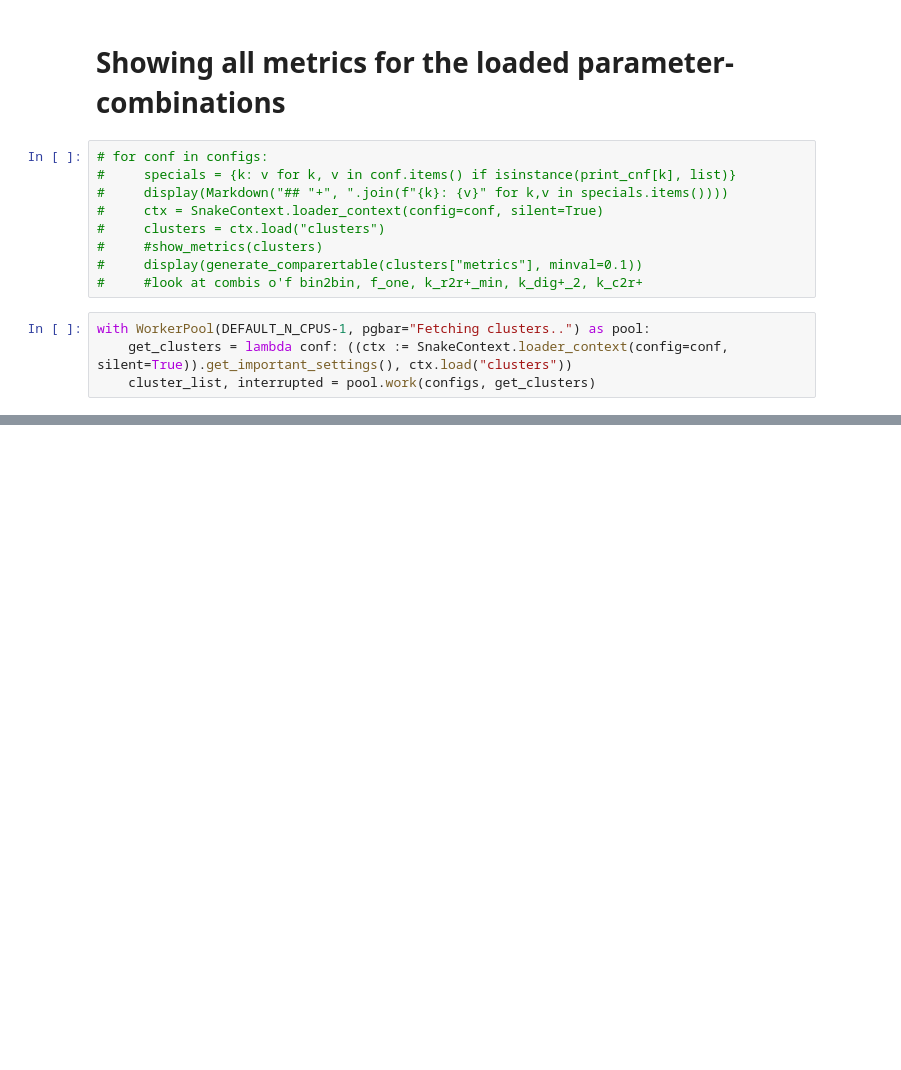
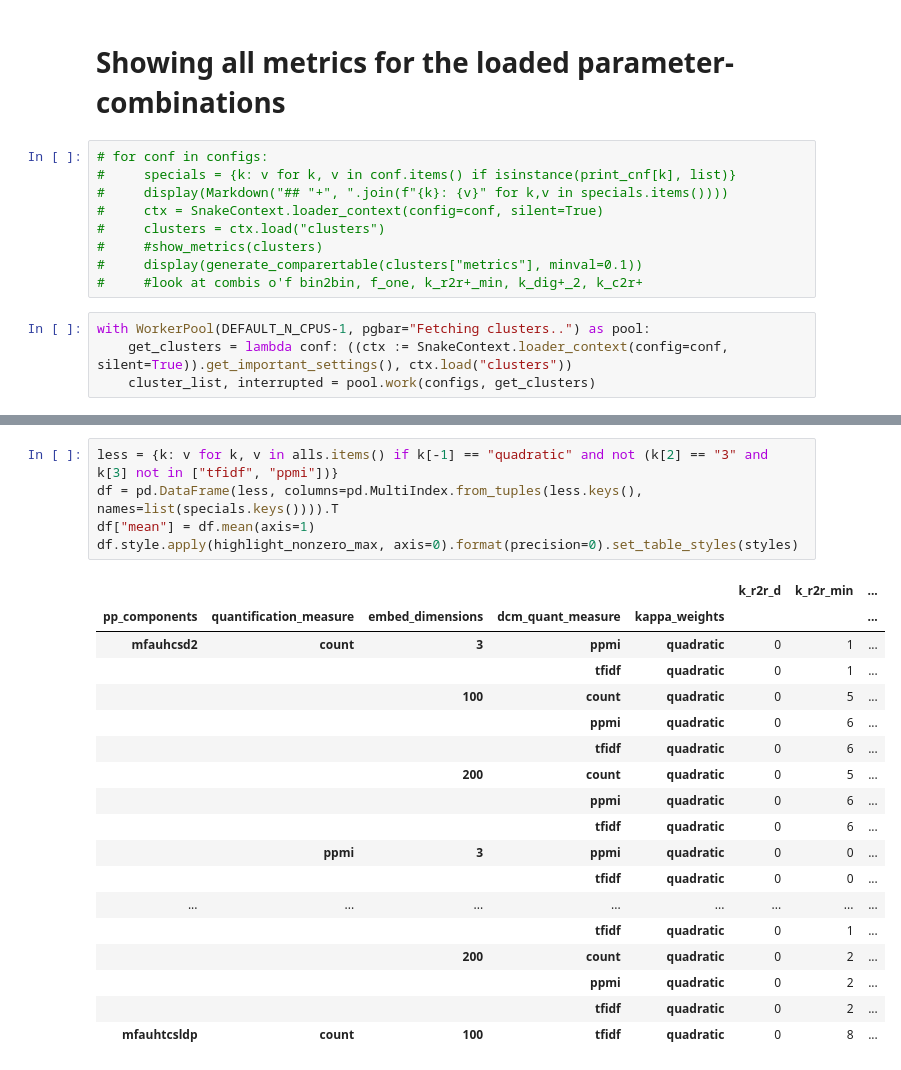
Before and after one commit to cstenkamp/derive_conceptualspaces, a Jupyter notebook: notebooks/analyze_results/analyze_svms_metrics.ipynb, the cells around one changed output, grey strips where cells are left out. Cells and saved outputs as stored; diff of their text form; blank space fills up the shorter version.

```diff
--- a/notebooks/analyze_results/analyze_svms_metrics.ipynb
+++ b/notebooks/analyze_results/analyze_svms_metrics.ipynb
@@ -69,0 +169,24 @@ df.style.apply(highlight_nonzero_max, axis=0).format(precision=0).set_table_styl
+# %%
+less = {k: v for k, v in alls.items() if k[-1] == "quadratic" and not (k[2] == "3" and k[3] not in ["tfidf", "ppmi"])}
+df = pd.DataFrame(less, columns=pd.MultiIndex.from_tuples(less.keys(), names=list(specials.keys()))).T
+df["mean"] = df.mean(axis=1)
+df.style.apply(highlight_nonzero_max, axis=0).format(precision=0).set_table_styles(styles)
+# %% [output]
+|  |  |  |  |  | k_r2r_d | k_r2r_min | ... |
+| pp_components | quantification_measure | embed_dimensions | dcm_quant_measure | kappa_weights |  |  | ... |
+| mfauhcsd2 | count | 3 | ppmi | quadratic | 0 | 1 | ... |
+|  |  |  | tfidf | quadratic | 0 | 1 | ... |
+|  |  | 100 | count | quadratic | 0 | 5 | ... |
+|  |  |  | ppmi | quadratic | 0 | 6 | ... |
+|  |  |  | tfidf | quadratic | 0 | 6 | ... |
+|  |  | 200 | count | quadratic | 0 | 5 | ... |
+|  |  |  | ppmi | quadratic | 0 | 6 | ... |
+|  |  |  | tfidf | quadratic | 0 | 6 | ... |
+|  | ppmi | 3 | ppmi | quadratic | 0 | 0 | ... |
+|  |  |  | tfidf | quadratic | 0 | 0 | ... |
+| ... | ... | ... | ... | ... | ... | ... | ... |
+|  |  |  | tfidf | quadratic | 0 | 1 | ... |
+|  |  | 200 | count | quadratic | 0 | 2 | ... |
+|  |  |  | ppmi | quadratic | 0 | 2 | ... |
+|  |  |  | tfidf | quadratic | 0 | 2 | ... |
+| mfauhtcsldp | count | 100 | tfidf | quadratic | 0 | 8 | ... |
```
Also changed, not shown: parts of 6 cells of this notebook, 12 other files.
